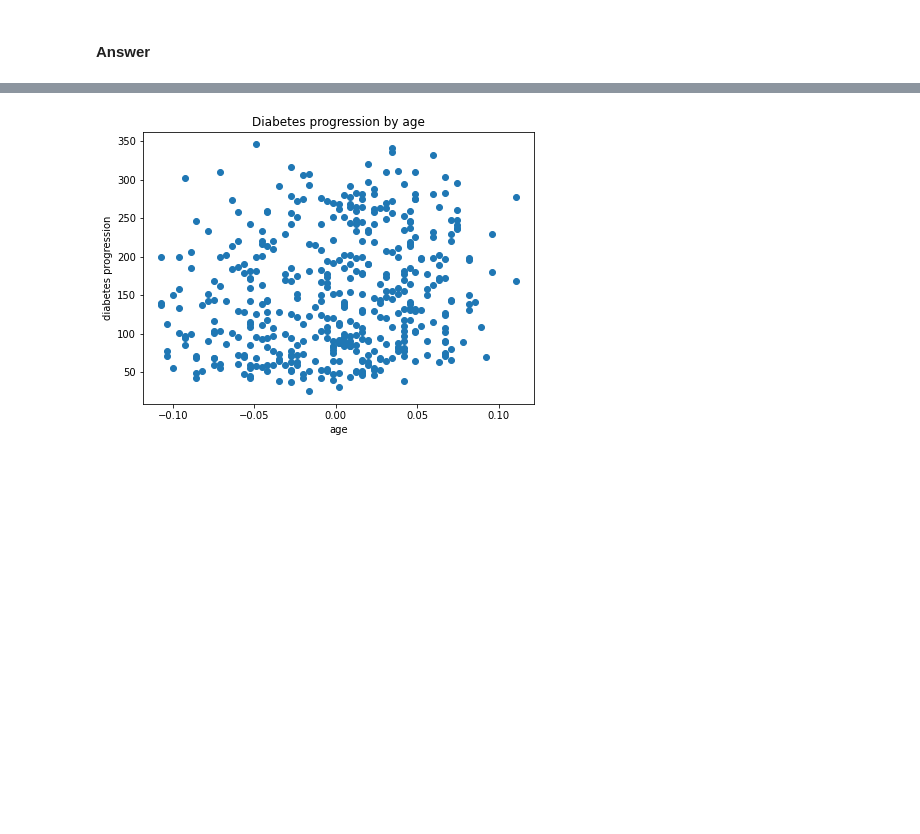
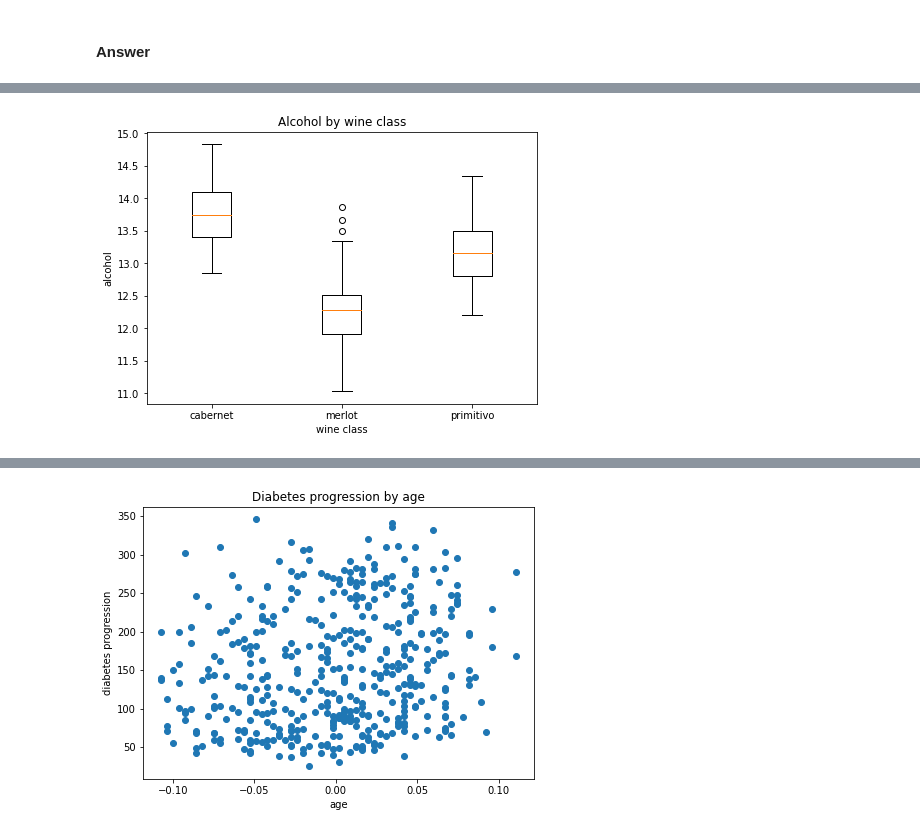
Before and after one commit to martinagvilas/ML-Vis-BrainHack-2021, a Jupyter notebook: notebooks/05-visualization.ipynb, the cells around one changed output, grey strips where cells are left out. Cells and saved outputs as stored; diff of their text form; code cells hidden in the pictures; blank space fills up the shorter version.

```diff
--- a/notebooks/05-visualization.ipynb
+++ b/notebooks/05-visualization.ipynb
@@ -115,0 +148,14 @@ Show correlation between age and diabetes progression:
+# %%
+classes_names = ["cabernet", "merlot", "primitivo"]
+
+fig, ax = plt.subplots(figsize=(7,5))
+ax.boxplot(alcohol_by_class)
+
+ax.set_xticklabels(classes_names)
+
+ax.set_xlabel("wine class")
+ax.set_ylabel("alcohol")
+ax.set_title("Alcohol by wine class")
+plt.show()
+# %% [output]
+[figure, added]
```
Also changed, not shown: parts of 35 cells of this notebook, 5 other files.
